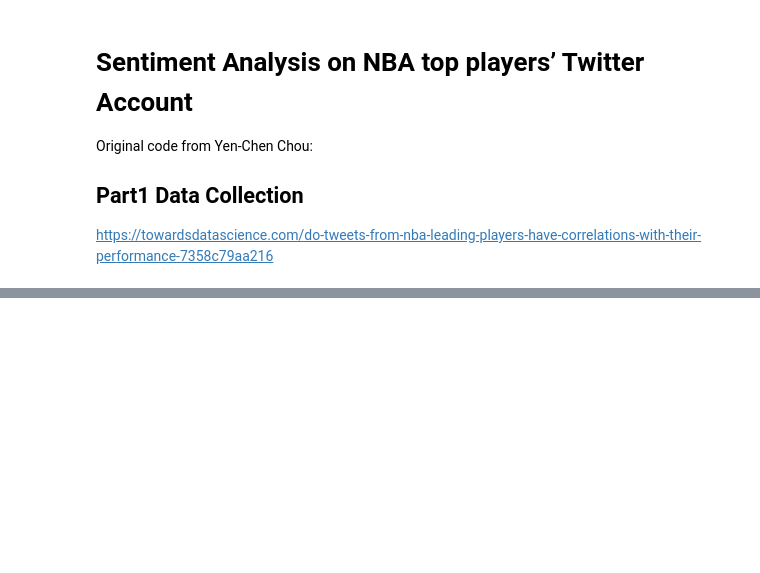
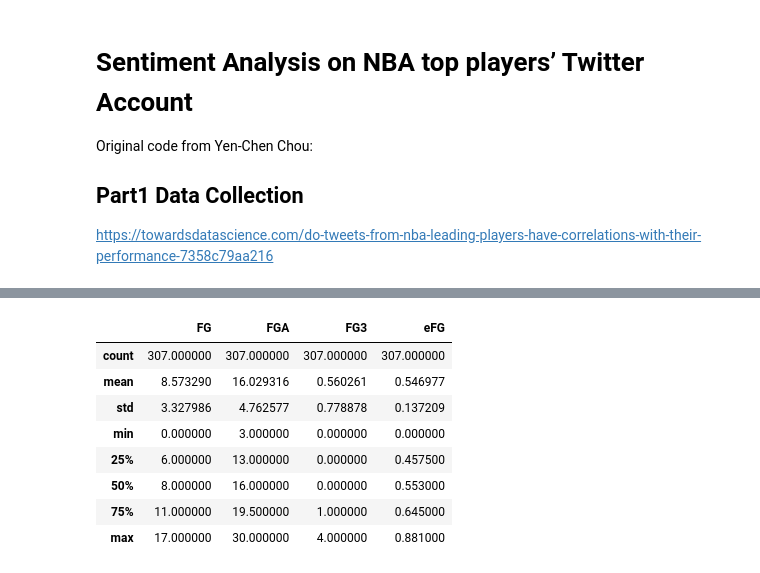
Before and after one commit to JuanIgnacioGil/basket-stats, a Jupyter notebook: sentiment_analysis/sentiment_analysis.ipynb, the cells around one changed output, grey strips where cells are left out. Saved outputs shown, nothing was run; the diff lists cells and outputs as text; code cells hidden in the pictures; blank space fills up the shorter version.

```diff
--- a/sentiment_analysis/sentiment_analysis.ipynb
+++ b/sentiment_analysis/sentiment_analysis.ipynb
@@ -49,0 +46,12 @@ Timestamp('2016-10-26 00:00:00')
+# %%
+stats[0].describe()
+# %% [output]
+|  | FG | FGA | FG3 | eFG |
+| count | 307.000000 | 307.000000 | 307.000000 | 307.000000 |
+| mean | 8.573290 | 16.029316 | 0.560261 | 0.546977 |
+| std | 3.327986 | 4.762577 | 0.778878 | 0.137209 |
+| min | 0.000000 | 3.000000 | 0.000000 | 0.000000 |
+| 25% | 6.000000 | 13.000000 | 0.000000 | 0.457500 |
+| 50% | 8.000000 | 16.000000 | 0.000000 | 0.553000 |
+| 75% | 11.000000 | 19.500000 | 1.000000 | 0.645000 |
+| max | 17.000000 | 30.000000 | 4.000000 | 0.881000 |
```
Also changed, not shown: parts of 9 cells of this notebook, 13 other files.
